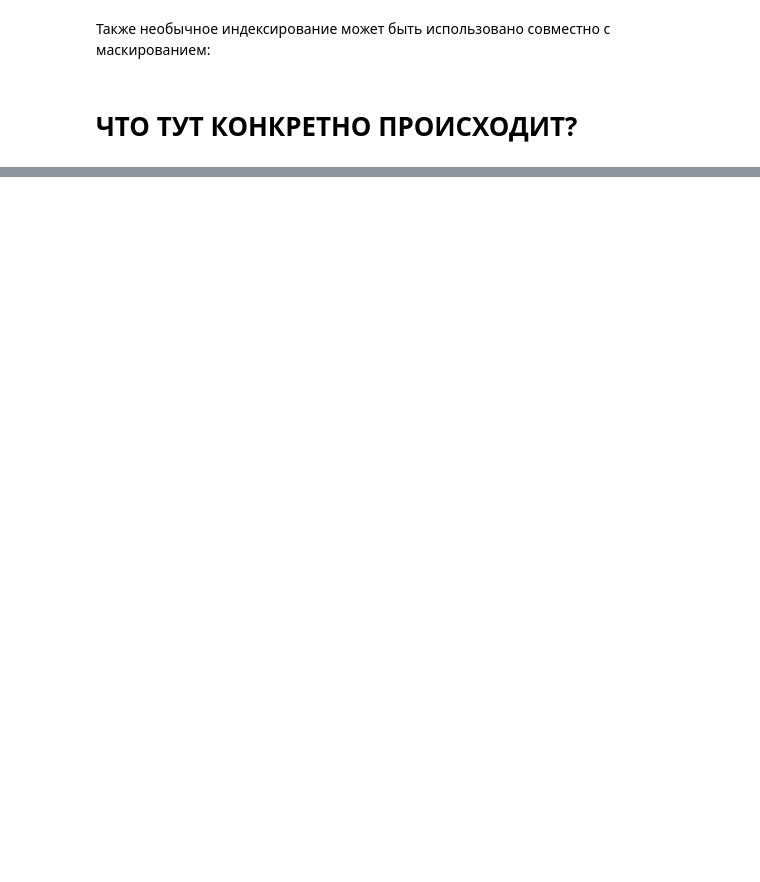
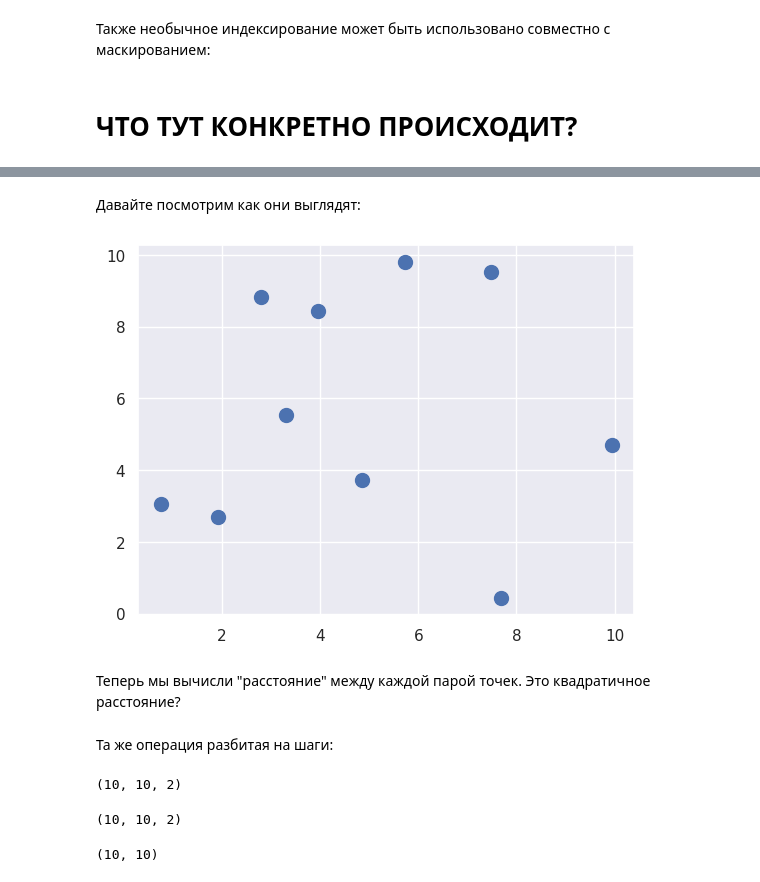
Before and after one commit to proway2/PythonDataScienceHandbook, a Jupyter notebook: NumPy.ipynb, the cells around one changed output, grey strips where cells are left out. Drawn from its saved outputs; the diff is of its cells as text; code cells hidden in the pictures; blank space fills up the shorter version.

```diff
--- a/NumPy.ipynb
+++ b/NumPy.ipynb
@@ -964,0 +1026,4 @@ https://jakevdp.github.io/PythonDataScienceHandbook/02.07-fancy-indexing.html#Ex
+# %%
+rand = np.random.RandomState(42)
+X = rand.randint(0, 10, (4, 6))
+print(X)
@@ -964,0 +1055,3 @@ https://jakevdp.github.io/PythonDataScienceHandbook/02.07-fancy-indexing.html#Ex
+# %%
+X = rand.rand(10, 2)*10
+X
@@ -964,0 +1069,11 @@ https://jakevdp.github.io/PythonDataScienceHandbook/02.07-fancy-indexing.html#Ex
+# %% [markdown]
+Давайте посмотрим как они выглядят:
+# %%
+%matplotlib inline
+import matplotlib.pyplot as plt
+import seaborn; seaborn.set() # Plot styling
+plt.scatter(X[:, 0], X[:, 1], s=100);
+# %% [output]
+[figure, added]
+# %% [markdown]
+Теперь мы вычисли "расстояние" между каждой парой точек. Это квадратичное расстояние?
@@ -964,0 +1082,20 @@ https://jakevdp.github.io/PythonDataScienceHandbook/02.07-fancy-indexing.html#Ex
+# %% [markdown]
+Та же операция разбитая на шаги:
+# %%
+# for each pair of points, compute differences in their coordinates
+differences = X[:, np.newaxis, :] - X[np.newaxis, :, :]
+differences.shape
+# %% [output]
+(10, 10, 2)
+# %%
+# square the coordinate differences
+sq_differences = differences ** 2
+sq_differences.shape
+# %% [output]
+(10, 10, 2)
+# %%
+# sum the coordinate differences to get the squared distance
+dist_sq = sq_differences.sum(-1)
+dist_sq.shape
+# %% [output]
+(10, 10)
```
Also changed, not shown: parts of 79 cells of this notebook, 1 other file.
